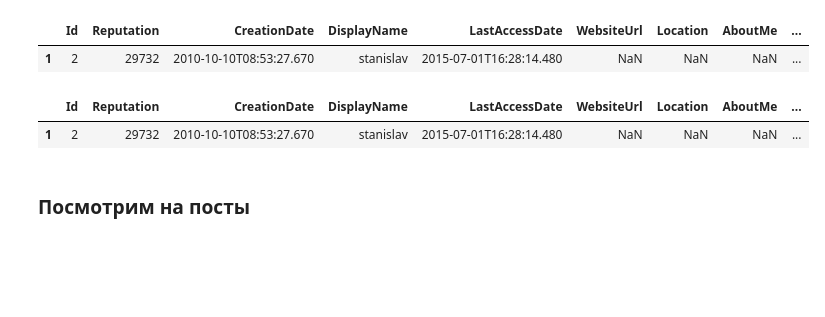
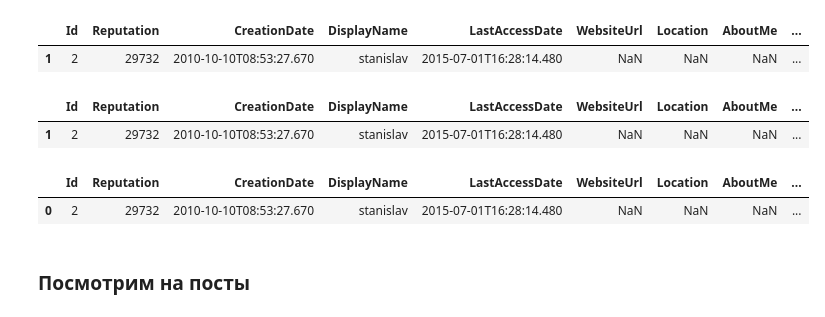
Before and after one commit to maki198906/Diplom, a Jupyter notebook: brief analysis.ipynb, the cells around one changed output. Saved outputs shown, nothing was run; the diff lists cells and outputs as text; code cells hidden in the pictures; blank space fills up the shorter version.

```diff
--- a/brief analysis.ipynb
+++ b/brief analysis.ipynb
@@ -156,6 +156,11 @@ a = df_users.loc[df_users.isin(df_quest.UserId.to_list()).Id]
 c = df_users.loc[df_users.isin(df_answer.UserId.to_list()).Id]
 # %%
 df_users_new = a.merge(c,how='outer')
+# %%
+df_users_new.head(1)
+# %% [output]
+|  | Id | Reputation | CreationDate | DisplayName | LastAccessDate | WebsiteUrl | Location | AboutMe | ... |
+| 0 | 2 | 29732 | 2010-10-10T08:53:27.670 | stanislav | 2015-07-01T16:28:14.480 | NaN | NaN | NaN | ... |
 # %% [markdown]
 ### Посмотрим на посты
 # %%
```
Also changed, not shown: parts of 18 cells of this notebook.
